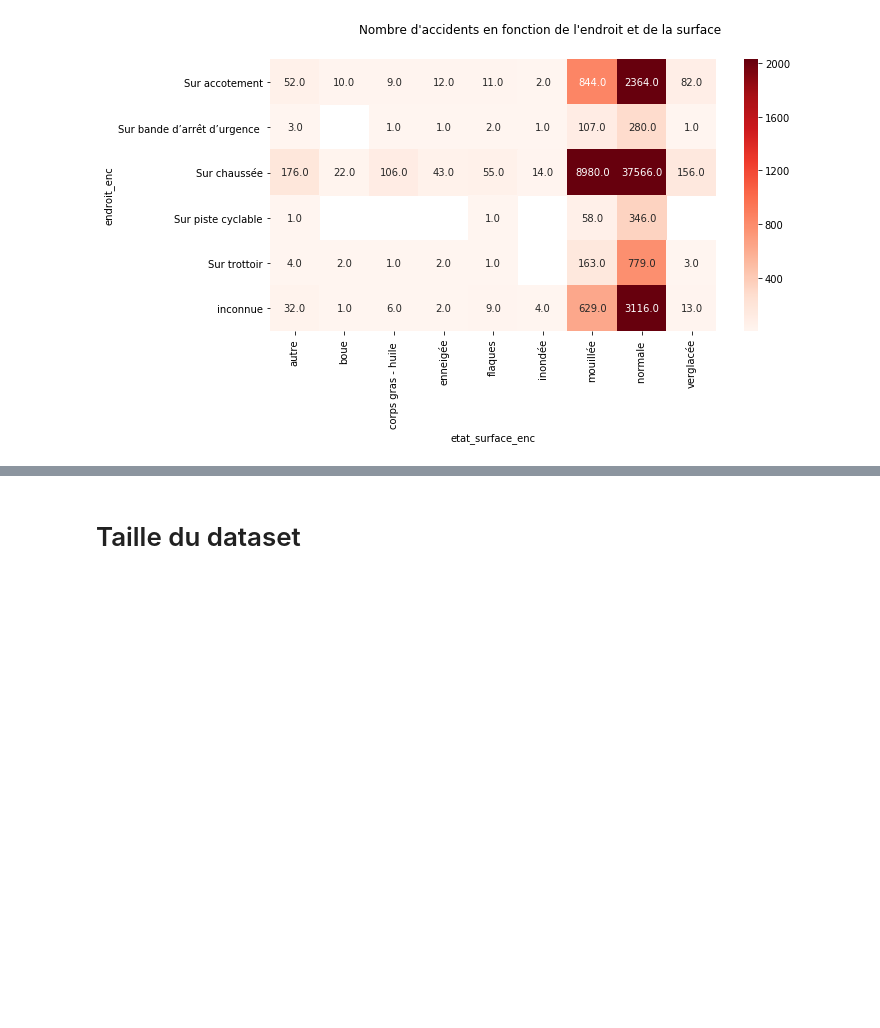
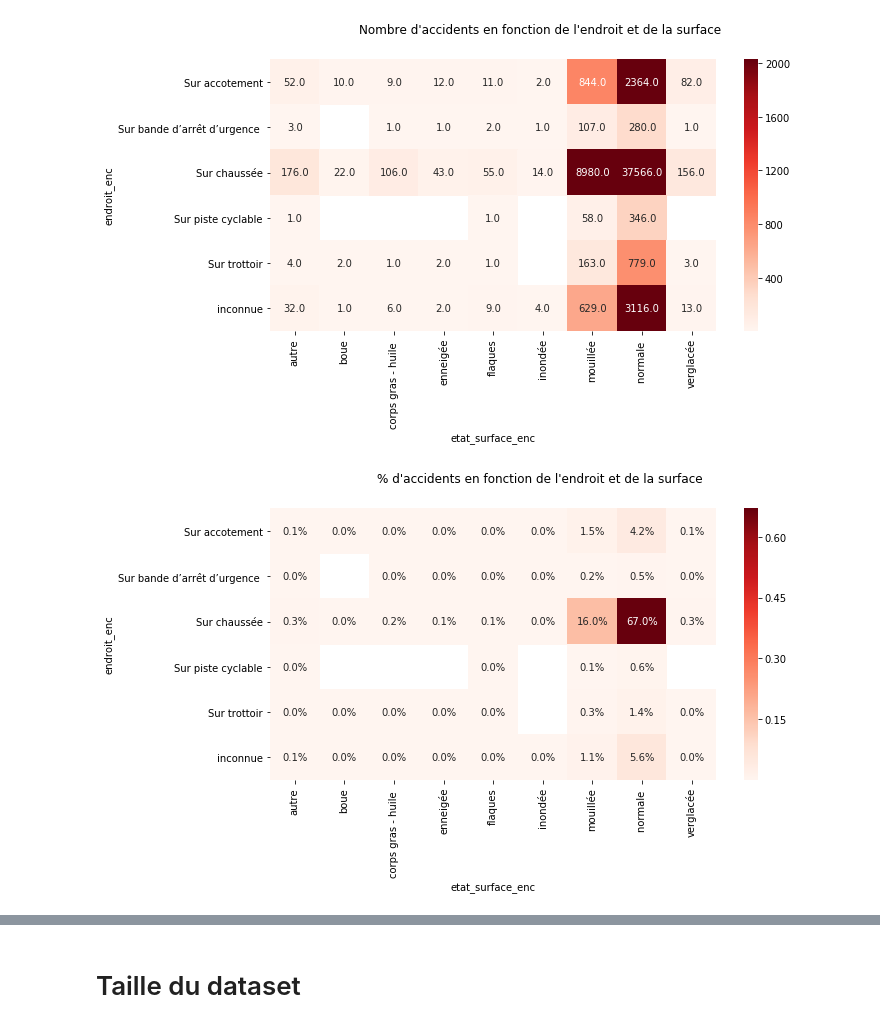
Before and after one commit to romainjouin/formation_python, a Jupyter notebook: ib02_accidents_corporels_de_la_circulation.ipynb, the cells around one changed output, grey strips where cells are left out. Drawn from its saved outputs; the diff is of its cells as text; code cells hidden in the pictures; blank space fills up the shorter version.

```diff
--- a/ib02_accidents_corporels_de_la_circulation.ipynb
+++ b/ib02_accidents_corporels_de_la_circulation.ipynb
@@ -367,3 +410,11 @@ fig.set_size_inches(10,5)
 fig.suptitle(title);
 # %% [output]
 [figure]
+# %%
+title = "% d'accidents en fonction de l'endroit et de la surface"
+sns.heatmap(tab.div(tab.sum().sum()),  annot=True,cmap="Reds", fmt=".1%")
+fig = plt.gcf()
+fig.set_size_inches(10,5)
+fig.suptitle(title);
+# %% [output]
+[figure, added]
```
Also changed, not shown: parts of 8 cells of this notebook.
